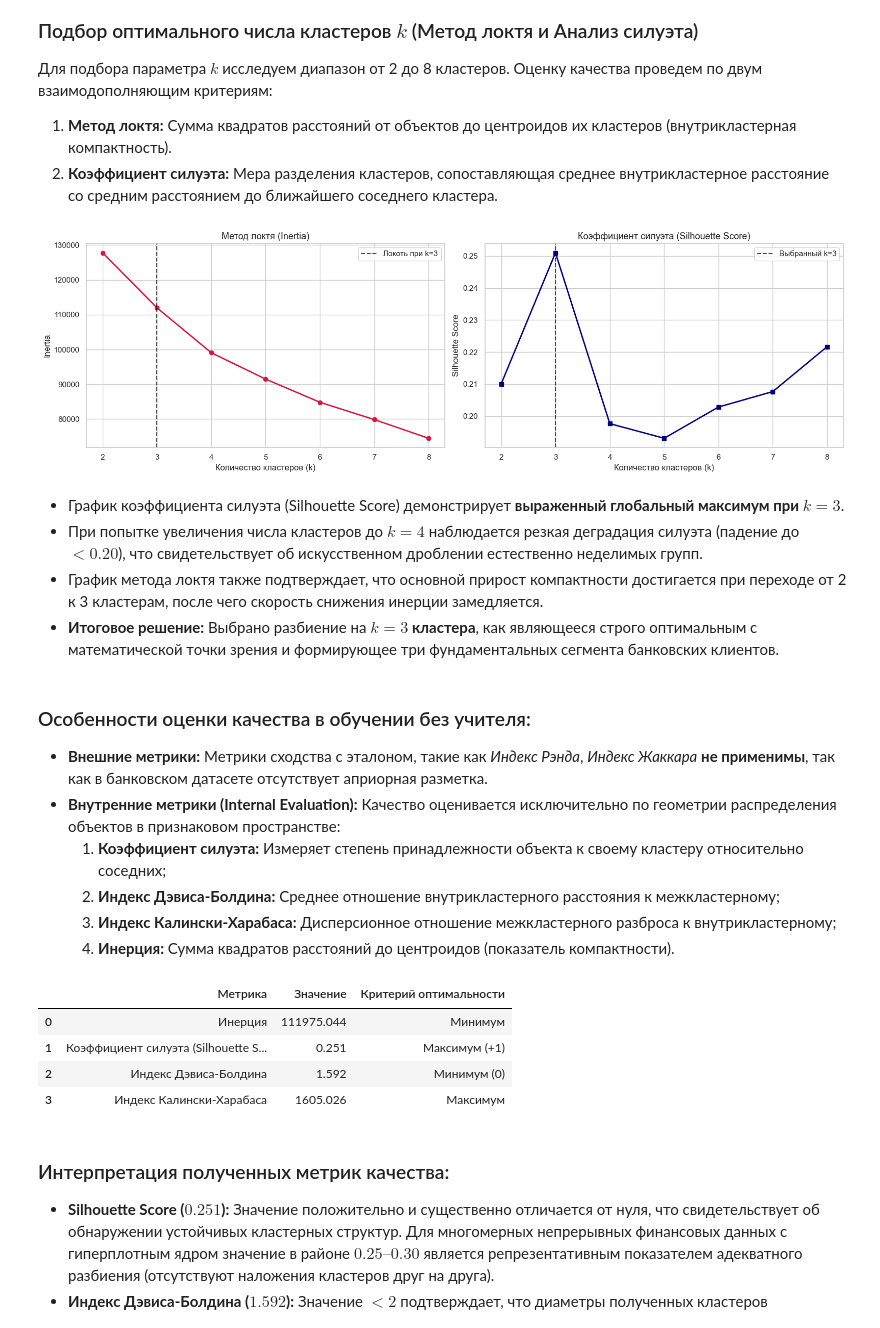
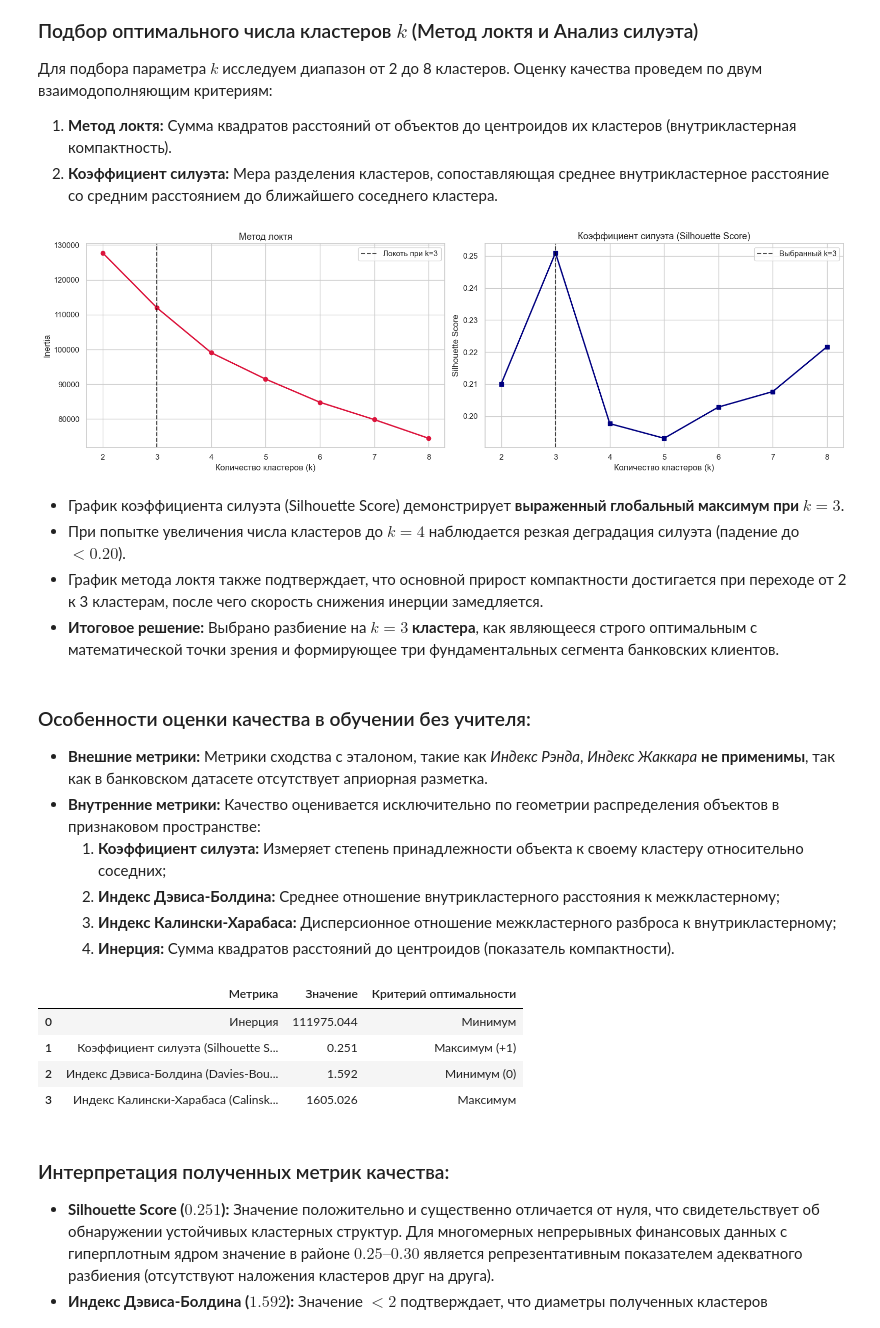
Before and after one commit to Lavrous/ML_Lab3, a Jupyter notebook: notebook/clustering_report.ipynb, the cells around one changed output. Saved outputs shown, nothing was run; the diff lists cells and outputs as text; code cells hidden in the pictures.

```diff
--- a/notebook/clustering_report.ipynb
+++ b/notebook/clustering_report.ipynb
@@ -262,44 +262,44 @@ from sklearn.metrics import silhouette_score, davies_bouldin_score, calinski_har
 k_range = range(2, 9)
 inertia_values = []
 silhouette_values = []
 davies_bouldin_values = []
 
 for k in k_range:
     kmeans = KMeans(n_clusters=k, init='k-means++', n_init=10, random_state=42)
     kmeans.fit(df_scaled)
 
     inertia_values.append(kmeans.inertia_)
     silhouette_values.append(silhouette_score(df_scaled, kmeans.labels_))
     davies_bouldin_values.append(davies_bouldin_score(df_scaled, kmeans.labels_))
 
 fig, axes = plt.subplots(1, 2, figsize=(16, 5))
 axes[0].plot(k_range, inertia_values, marker='o', color='crimson', linewidth=2)
-axes[0].set_title("Метод локтя (Inertia)", fontsize=13)
+axes[0].set_title("Метод локтя", fontsize=13)
 axes[0].set_xlabel("Количество кластеров (k)")
 axes[0].set_ylabel("Inertia")
 axes[0].axvline(x=3, color='black', linestyle='--', alpha=0.7, label='Локоть при k=3')
 axes[0].legend()
 
 axes[1].plot(k_range, silhouette_values, marker='s', color='navy', linewidth=2)
 axes[1].set_title("Коэффициент силуэта (Silhouette Score)", fontsize=13)
 axes[1].set_xlabel("Количество кластеров (k)")
 axes[1].set_ylabel("Silhouette Score")
 axes[1].axvline(x=3, color='black', linestyle='--', alpha=0.7, label='Выбранный k=3')
 axes[1].legend()
 
 plt.tight_layout()
 plt.show()
 # %% [output]
-[figure, old version]
+[figure, new version]
 # %% [markdown]
 - График коэффициента силуэта (Silhouette Score) демонстрирует **выраженный глобальный максимум при $k = 3$**.
-- При попытке увеличения числа кластеров до $k = 4$ наблюдается резкая деградация силуэта (падение до $< 0.20$), что свидетельствует об искусственном дроблении естественно неделимых групп.
+- При попытке увеличения числа кластеров до $k = 4$ наблюдается резкая деградация силуэта (падение до $< 0.20$).
 - График метода локтя также подтверждает, что основной прирост компактности достигается при переходе от 2 к 3 кластерам, после чего скорость снижения инерции замедляется.
 - **Итоговое решение:** Выбрано разбиение на **$k = 3$ кластера**, как являющееся строго оптимальным с математической точки зрения и формирующее три фундаментальных сегмента банковских клиентов.
 # %% [markdown]
 ### Особенности оценки качества в обучении без учителя:
 - **Внешние метрики:** Метрики сходства с эталоном, такие как *Индекс Рэнда*, *Индекс Жаккара* **не применимы**, так как в банковском датасете отсутствует априорная разметка.
-- **Внутренние метрики (Internal Evaluation):** Качество оценивается исключительно по геометрии распределения объектов в признаковом пространстве:
+- **Внутренние метрики:** Качество оценивается исключительно по геометрии распределения объектов в признаковом пространстве:
   1. **Коэффициент силуэта:** Измеряет степень принадлежности объекта к своему кластеру относительно соседних;
   2. **Индекс Дэвиса-Болдина:** Среднее отношение внутрикластерного расстояния к межкластерному;
   3. **Индекс Калински-Харабаса:** Дисперсионное отношение межкластерного разброса к внутрикластерному;
@@ -322,8 +322,8 @@ metrics_df = pd.DataFrame({
     'Метрика': [
         'Инерция',
         'Коэффициент силуэта (Silhouette Score)',
-        'Индекс Дэвиса-Болдина',
-        'Индекс Калински-Харабаса'
+        'Индекс Дэвиса-Болдина (Davies-Bouldin)',
+        'Индекс Калински-Харабаса (Calinski–Harabasz index)'
     ],
     'Значение': [wcss_3, sil_3, db_3, ch_3],
     'Критерий оптимальности': ['Минимум', 'Максимум (+1)', 'Минимум (0)', 'Максимум']
@@ -334,8 +334,8 @@ display(metrics_df.round(3))
 |  | Метрика | Значение | Критерий оптимальности |
 | 0 | Инерция | 111975.044 | Минимум |
 | 1 | Коэффициент силуэта (Silhouette S... | 0.251 | Максимум (+1) |
-| 2 | Индекс Дэвиса-Болдина | 1.592 | Минимум (0) |
-| 3 | Индекс Калински-Харабаса | 1605.026 | Максимум |
+| 2 | Индекс Дэвиса-Болдина (Davies-Bou... | 1.592 | Минимум (0) |
+| 3 | Индекс Калински-Харабаса (Calinsk... | 1605.026 | Максимум |
 # %% [markdown]
 ### Интерпретация полученных метрик качества:
 - **Silhouette Score ($0.251$):** Значение положительно и существенно отличается от нуля, что свидетельствует об обнаружении устойчивых кластерных структур. Для многомерных непрерывных финансовых данных с гиперплотным ядром значение в районе $0.25–0.30$ является репрезентативным показателем адекватного разбиения (отсутствуют наложения кластеров друг на друга).
```
Also changed, not shown: parts of 21 cells of this notebook.
